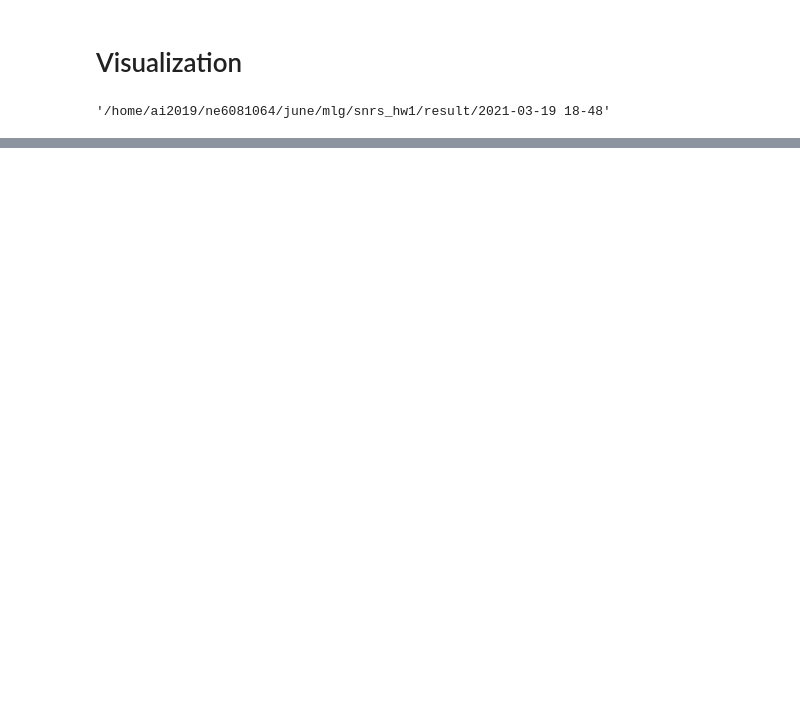
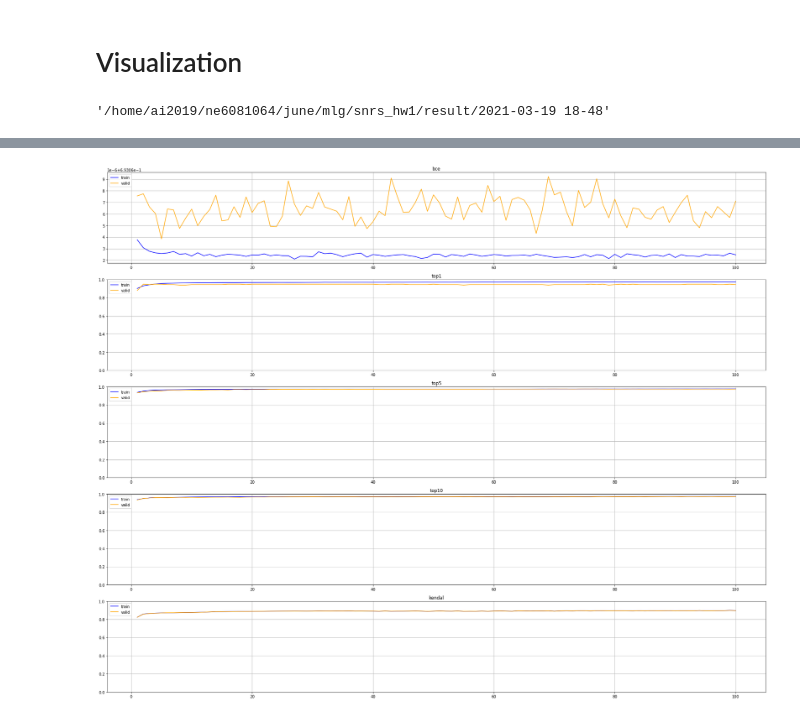
Before and after one commit to junjun1023/DrBC_pytorch, a Jupyter notebook: result/200/2021-03-19 18-48/code.ipynb, the cells around one changed output, grey strips where cells are left out. Cells and saved outputs as stored; diff of their text form; code cells hidden in the pictures; blank space fills up the shorter version.

```diff
--- a/result/200/2021-03-19 18-48/code.ipynb
+++ b/result/200/2021-03-19 18-48/code.ipynb
@@ -951,41 +558,0 @@ with open(setting.train_info_p, 'r') as train_info, \
-# %%
-weights = os.path.join(setting._root, "weights")
-
-for weight_f in os.listdir(weights):
-    print("weight: {}".format(weight_f))
-
-    model, _ = load_checkpoint(
-                    os.path.join(weights, weight_f),
-                    "cpu",
-                    drbc = setting.params_drbc,
-                    node2vec = setting.params_node2vec)
-    model.eval()
-
-    basename = os.path.splitext(weight_f)[0]
-    with open(os.path.join(setting._root, "{}.json".format(basename)), "w") as f:
-        jsn = {
-            "top1": [],
-            "top5": [],
-            "top10": [],
-            "kendal": [],
-            "time": []
-        }
-
-        for edge_list, score in zip(synthetic, between):
-
-            data = to_data(edge_list, score)
-
-            start = time.time()
-            bc_pr = model(data)
-            end = time.time()
-
-            bc_gt = np.array(data.y)
-
-
-            jsn["time"].append(end-start)
-            jsn["kendal"].append(kendal_tau_distance(bc_pr, bc_gt))
-            jsn["top1"].append(top_n_percentage(bc_pr, bc_gt, k=1))
-            jsn["top5"].append(top_n_percentage(bc_pr, bc_gt, k=5))
-            jsn["top10"].append(top_n_percentage(bc_pr, bc_gt, k=10))
-
-        json.dump(jsn, f)
@@ -1064,0 +559,4 @@ scale=5000, mean=0.37226398785909015, std=0.038548824017517566
+# %%
+drbc.visualize_plt(setting.train_info_p, setting.val_info_p, setting.result_plt_p)
+# %% [output]
+[figure, added]
```
Also changed, not shown: parts of 63 cells of this notebook, 4 other files.
